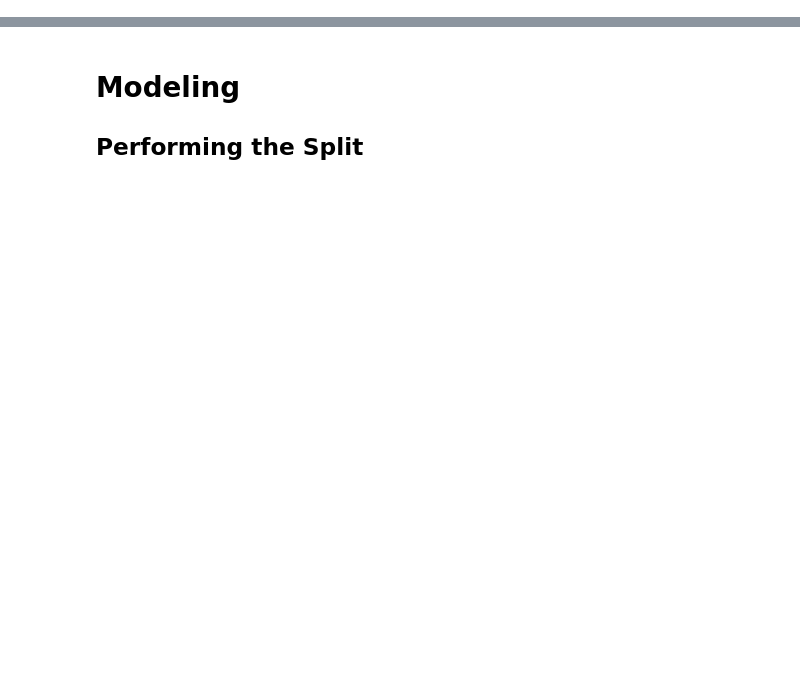
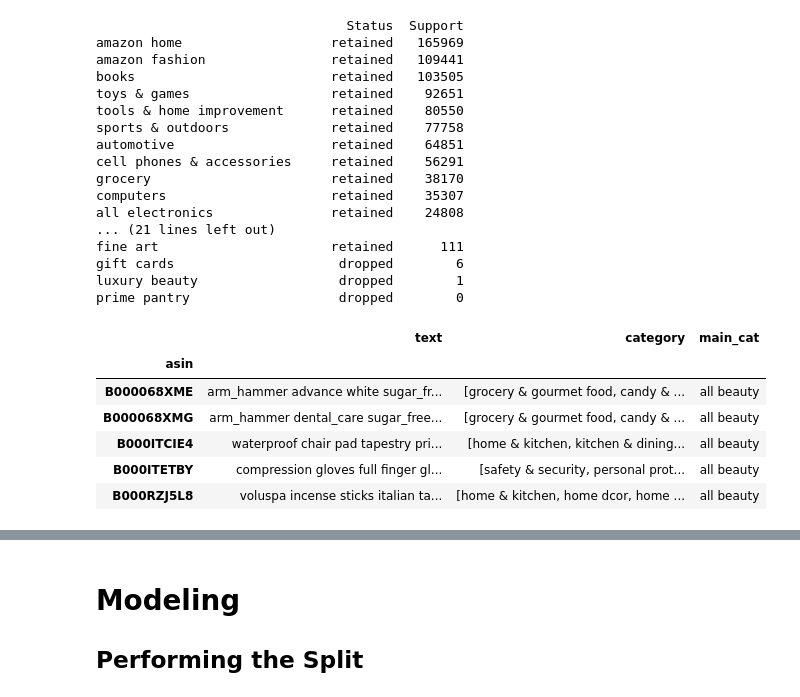
Before and after one commit to ndgigliotti/amazon-product-classifier, a Jupyter notebook: subcats.ipynb, the cells around one changed output, grey strips where cells are left out. Saved outputs shown, nothing was run; the diff lists cells and outputs as text; code cells hidden in the pictures; blank space fills up the shorter version.

```diff
--- a/subcats.ipynb
+++ b/subcats.ipynb
@@ -1082,0 +244,28 @@ ax.figure.savefig(
+# %%
+df = utils.prune_categories(df, "main_cat", cut=100)
+df.head()
+# %% [output]
+                                Status  Support
+amazon home                   retained   165969
+amazon fashion                retained   109441
+books                         retained   103505
+toys & games                  retained    92651
+tools & home improvement      retained    80550
+sports & outdoors             retained    77758
+automotive                    retained    64851
+cell phones & accessories     retained    56291
+grocery                       retained    38170
+computers                     retained    35307
+all electronics               retained    24808
+... (21 lines left out)
+fine art                      retained      111
+gift cards                     dropped        6
+luxury beauty                  dropped        1
+prime pantry                   dropped        0
+|  | text | category | main_cat |
+| asin |  |  |  |
+| B000068XME | arm_hammer advance white sugar_fr... | [grocery & gourmet food, candy & ... | all beauty |
+| B000068XMG | arm_hammer dental_care sugar_free... | [grocery & gourmet food, candy & ... | all beauty |
+| B000ITCIE4 | waterproof chair pad tapestry pri... | [home & kitchen, kitchen & dining... | all beauty |
+| B000ITETBY | compression gloves full finger gl... | [safety & security, personal prot... | all beauty |
+| B000RZJ5L8 | voluspa incense sticks italian ta... | [home & kitchen, home dcor, home ... | all beauty |
```
Also changed, not shown: parts of 93 cells of this notebook, 1 other file.
